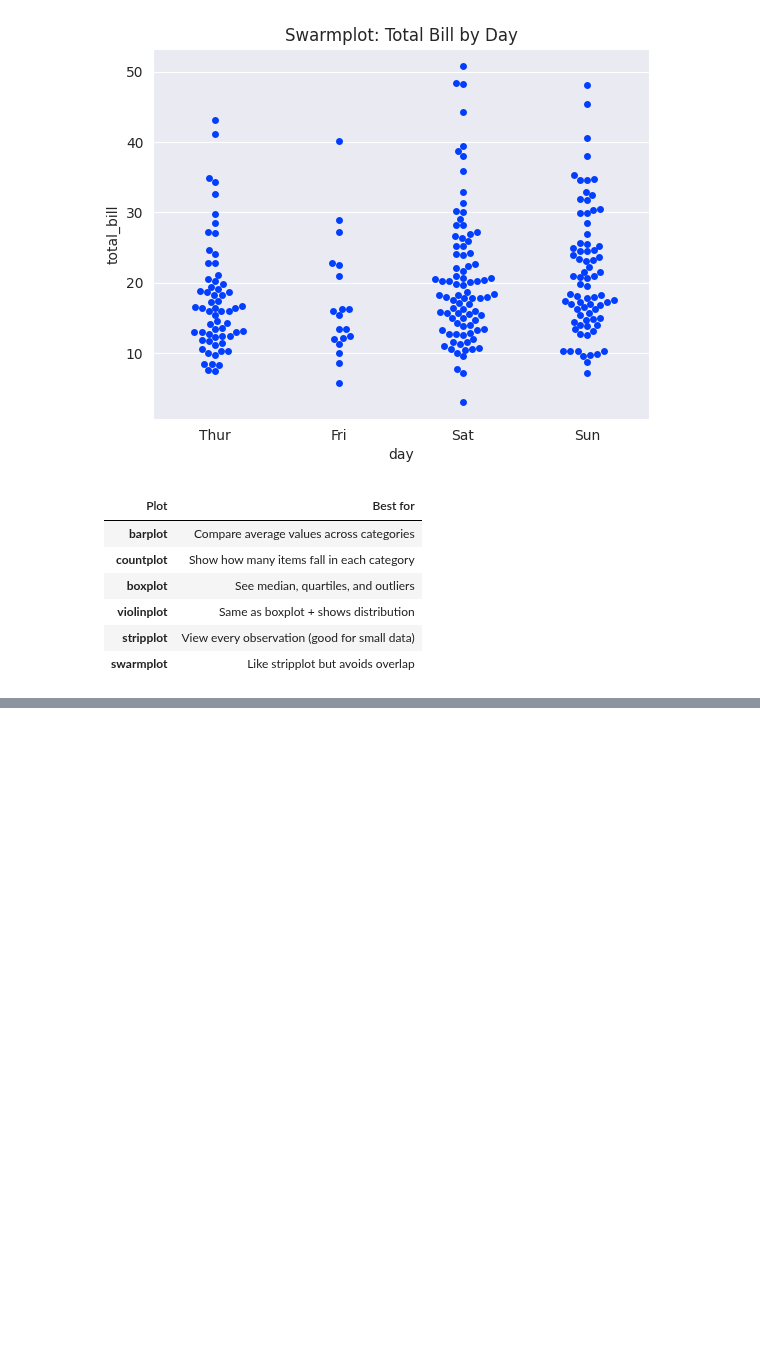
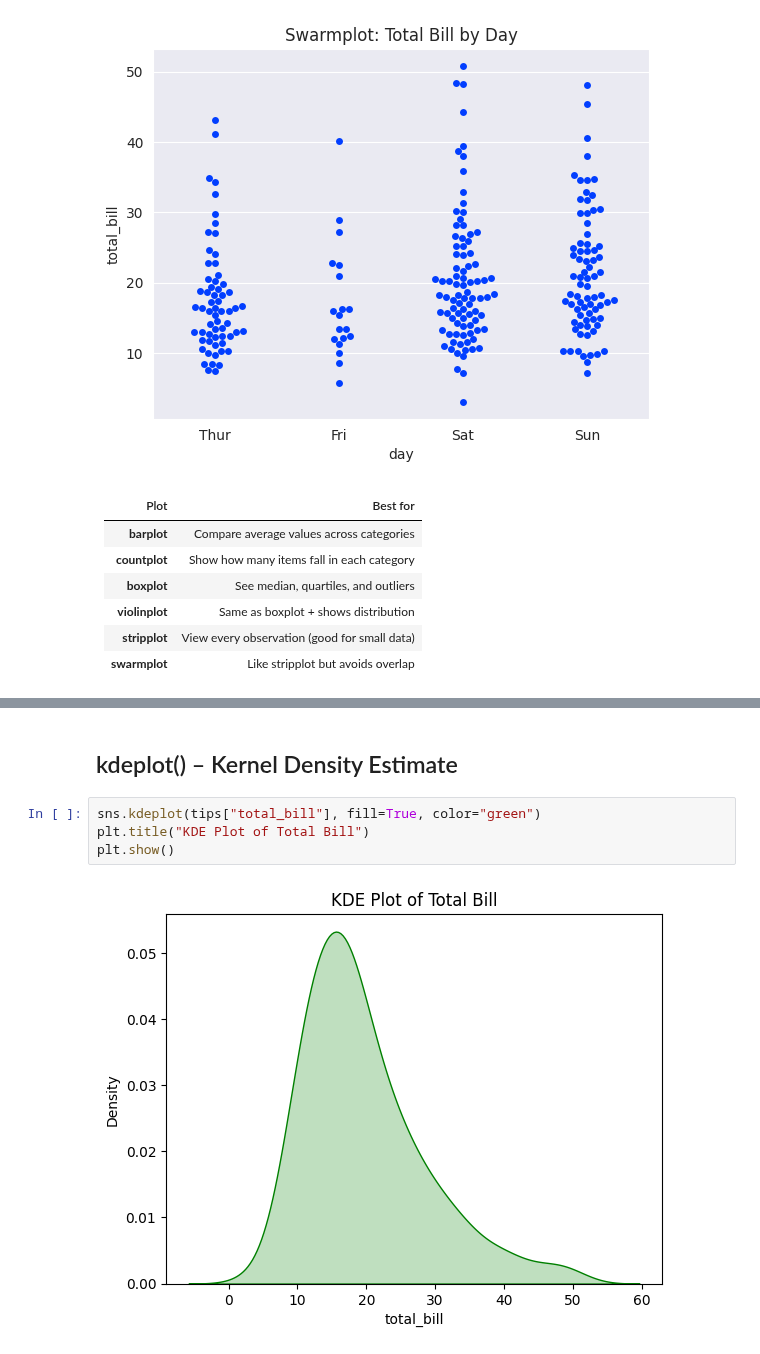
Before and after one commit to sh1vam31/Complete_DataScience, a Jupyter notebook: Seaborn.ipynb, the cells around one changed output, grey strips where cells are left out. Saved outputs shown, nothing was run; the diff lists cells and outputs as text; blank space fills up the shorter version.

```diff
--- a/Seaborn.ipynb
+++ b/Seaborn.ipynb
@@ -154,0 +179,8 @@ plt.show()
+# %% [markdown]
+## kdeplot() – Kernel Density Estimate
+# %%
+sns.kdeplot(tips["total_bill"], fill=True, color="green")
+plt.title("KDE Plot of Total Bill")
+plt.show()
+# %% [output]
+[figure, added]
```
Also changed, not shown: parts of 7 cells of this notebook.
